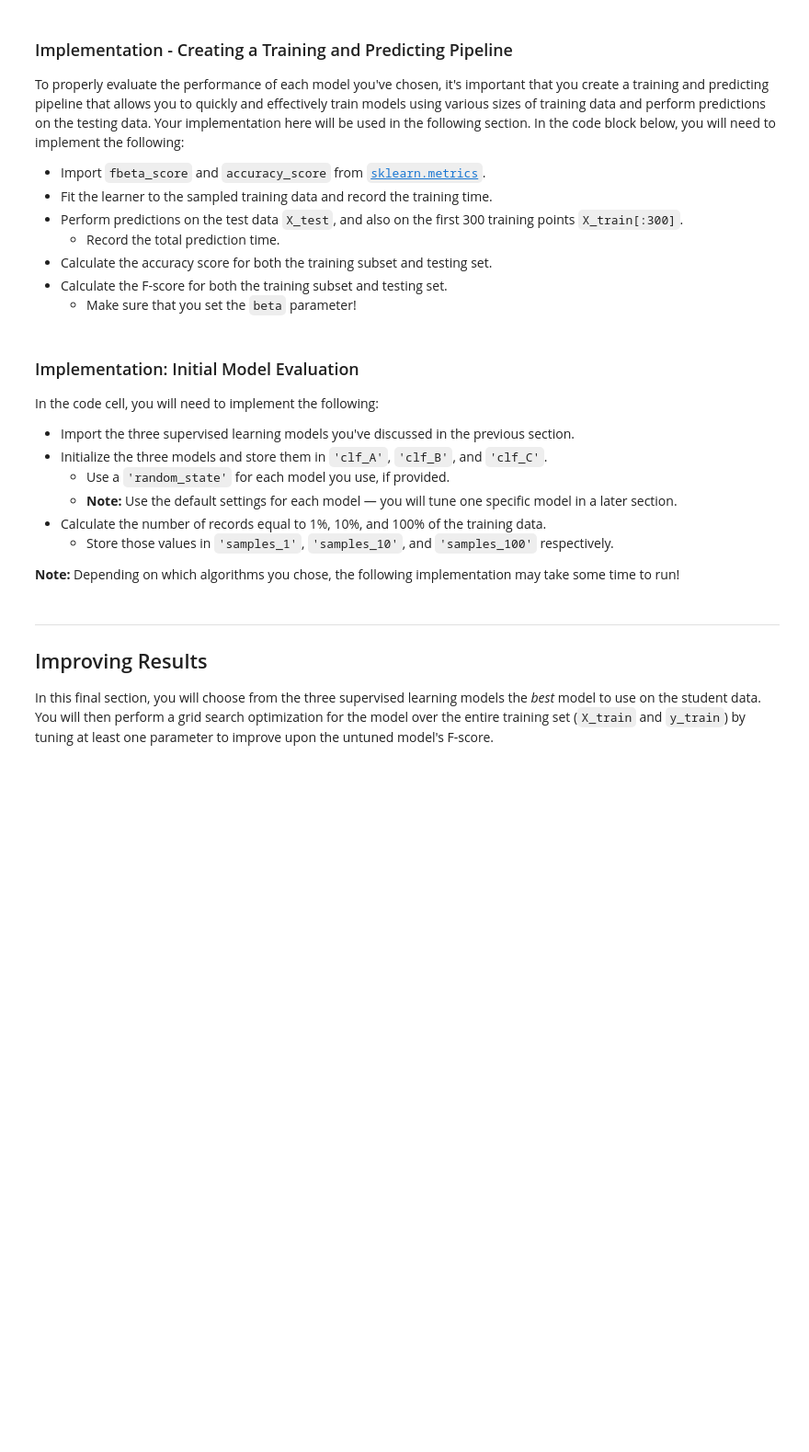
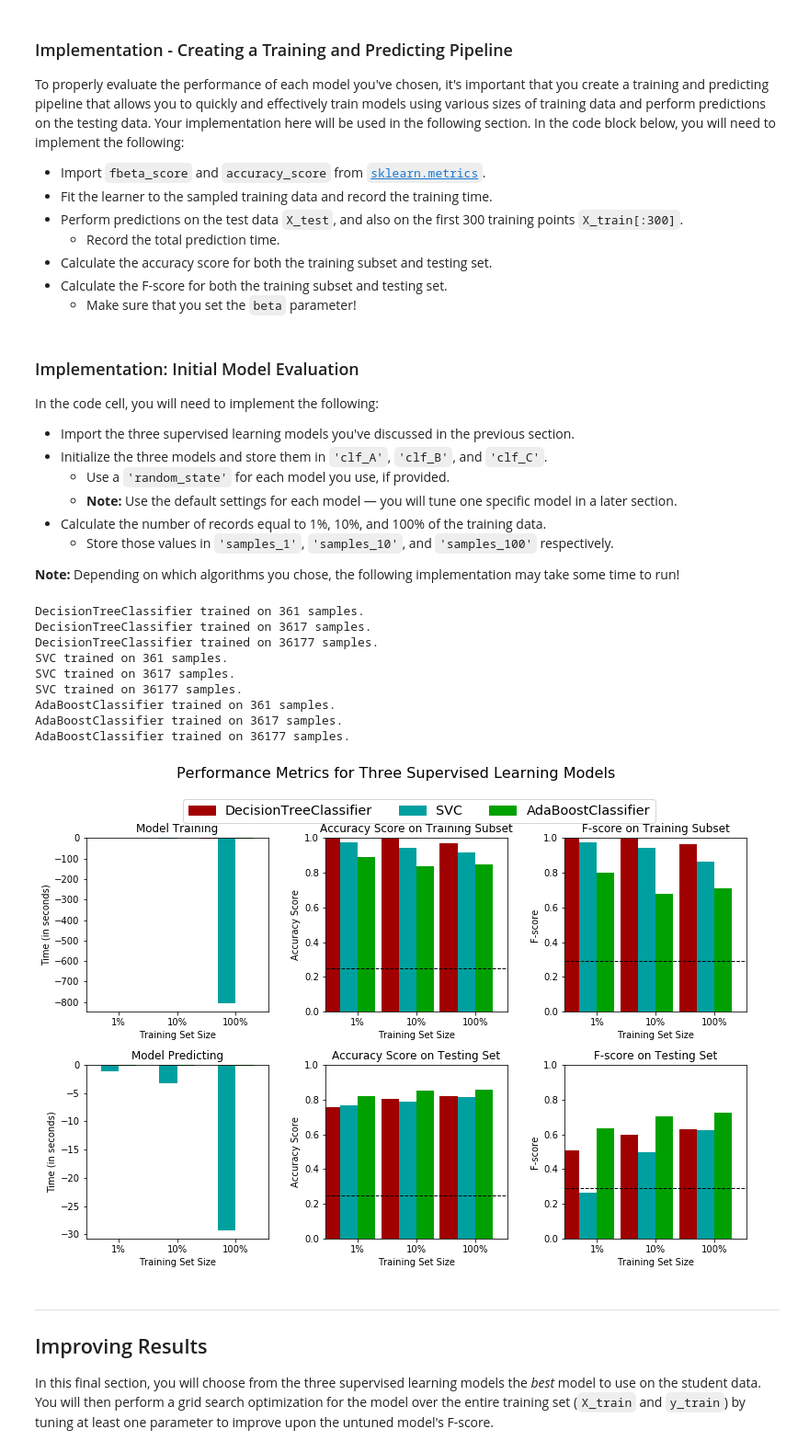
Before and after one commit to nindanindra/DSND_Term1, a Jupyter notebook: projects/p1_charityml/finding_donors.ipynb, the cells around one changed output. Shown: that part at 92% size. Cells and saved outputs as stored; diff of their text form; code cells hidden in the pictures; blank space fills up the shorter version.

```diff
--- a/projects/p1_charityml/finding_donors.ipynb
+++ b/projects/p1_charityml/finding_donors.ipynb
@@ -245,12 +255,12 @@ TN = 0 # No predicted negatives in the naive case
 FN = 0 # No predicted negatives in the naive case
 '''
 # TODO: Calculate accuracy, precision and recall
-accuracy = None
-recall = None
-precision = None
+accuracy = np.sum(income)/income.count()
+recall = np.sum(income)/np.sum(income)
+precision = np.sum(income)/income.count()
 
 # TODO: Calculate F-score using the formula above for beta = 0.5 and correct values for precision and recall.
-fscore = None
+fscore = (1+np.power(0.5,2))*(precision*recall)/((np.power(0.5,2)*precision)+recall)
 
 # Print the results
 print("Naive Predictor: [Accuracy score: {:.4f}, F-score: {:.4f}]".format(accuracy, fscore))
@@ -291,6 +303,7 @@ In the code block below, you will need to implement the following:
    - Make sure that you set the `beta` parameter!
 # %%
 # TODO: Import two metrics from sklearn - fbeta_score and accuracy_score
+from sklearn.metrics import fbeta_score, accuracy_score
 
 def train_predict(learner, sample_size, X_train, y_train, X_test, y_test):
     '''
@@ -307,33 +320,33 @@ def train_predict(learner, sample_size, X_train, y_train, X_test, y_test):
 
     # TODO: Fit the learner to the training data using slicing with 'sample_size' using .fit(training_features[:], training_labels[:])
     start = time() # Get start time
-    learner = None
+    learner = learner.fit(X_train[:sample_size], y_train[:sample_size])
     end = time() # Get end time
 
     # TODO: Calculate the training time
-    results['train_time'] = None
+    results['train_time'] = start-end
 
     # TODO: Get the predictions on the test set(X_test),
     #       then get predictions on the first 300 training samples(X_train) using .predict()
     start = time() # Get start time
-    predictions_test = None
-    predictions_train = None
+    predictions_test = learner.predict(X_test)
+    predictions_train = learner.predict(X_train[:300])
     end = time() # Get end time
 
     # TODO: Calculate the total prediction time
-    results['pred_time'] = None
+    results['pred_time'] = start-end
 
     # TODO: Compute accuracy on the first 300 training samples which is y_train[:300]
-    results['acc_train'] = None
+    results['acc_train'] = accuracy_score(y_train[:300], predictions_train)
 
     # TODO: Compute accuracy on test set using accuracy_score()
-    results['acc_test'] = None
+    results['acc_test'] = accuracy_score(y_test, predictions_test)
 
     # TODO: Compute F-score on the the first 300 training samples using fbeta_score()
-    results['f_train'] = None
+    results['f_train'] = fbeta_score(y_train[:300], predictions_train,beta=0.5)
 
     # TODO: Compute F-score on the test set which is y_test
-    results['f_test'] = None
+    results['f_test'] = fbeta_score(y_test, predictions_test,beta=0.5)
 
     # Success
     print("{} trained on {} samples.".format(learner.__class__.__name__, sample_size))
@@ -353,31 +366,45 @@ In the code cell, you will need to implement the following:
 **Note:** Depending on which algorithms you chose, the following implementation may take some time to run!
 # %%
 # TODO: Import the three supervised learning models from sklearn
+from sklearn.tree import DecisionTreeClassifier
+from sklearn.svm import SVC
+from sklearn.ensemble import AdaBoostClassifier
 
 # TODO: Initialize the three models
-clf_A = None
-clf_B = None
-clf_C = None
+clf_A = DecisionTreeClassifier(random_state=42)
+clf_B = SVC(kernel='rbf', gamma=27)
+clf_C = AdaBoostClassifier()
 
 # TODO: Calculate the number of samples for 1%, 10%, and 100% of the training data
 # HINT: samples_100 is the entire training set i.e. len(y_train)
 # HINT: samples_10 is 10% of samples_100 (ensure to set the count of the values to be `int` and not `float`)
 # HINT: samples_1 is 1% of samples_100 (ensure to set the count of the values to be `int` and not `float`)
-samples_100 = None
-samples_10 = None
-samples_1 = None
+samples_100 = len(y_train)
+samples_10 = int(10/100*samples_100)
+samples_1 = int(1/100*samples_100)
 
 # Collect results on the learners
 results = {}
 for clf in [clf_A, clf_B, clf_C]:
     clf_name = clf.__class__.__name__
     results[clf_name] = {}
     for i, samples in enumerate([samples_1, samples_10, samples_100]):
         results[clf_name][i] = \
         train_predict(clf, samples, X_train, y_train, X_test, y_test)
 
 # Run metrics visualization for the three supervised learning models chosen
 vs.evaluate(results, accuracy, fscore)
+# %% [output]
+DecisionTreeClassifier trained on 361 samples.
+DecisionTreeClassifier trained on 3617 samples.
+DecisionTreeClassifier trained on 36177 samples.
+SVC trained on 361 samples.
+SVC trained on 3617 samples.
+SVC trained on 36177 samples.
+AdaBoostClassifier trained on 361 samples.
+AdaBoostClassifier trained on 3617 samples.
+AdaBoostClassifier trained on 36177 samples.
+[figure, added]
 # %% [markdown]
 ----
 ## Improving Results
```
Also changed, not shown: parts of 3 cells of this notebook.
